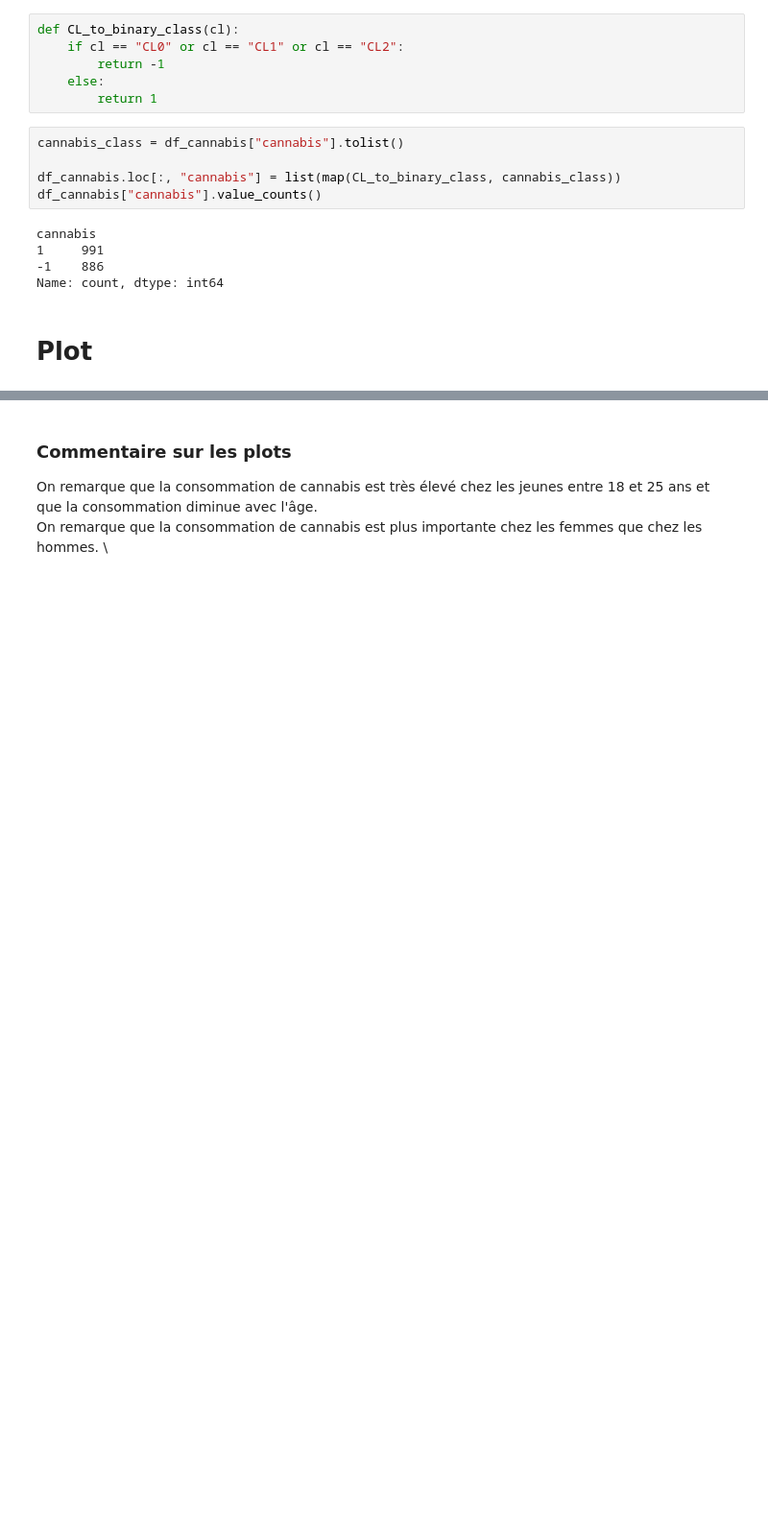
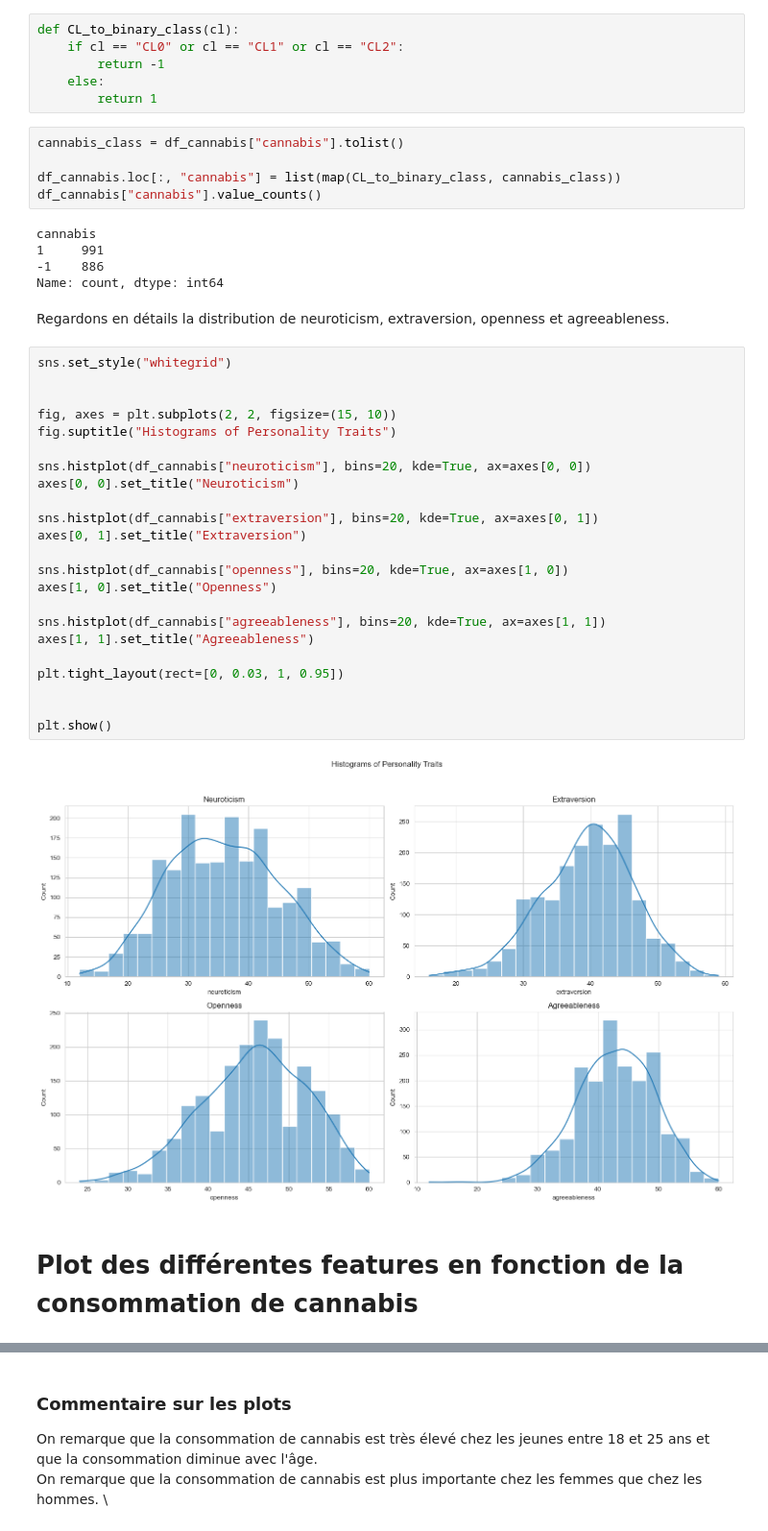
Before and after one commit to BPMazino/drug-consumption, a Jupyter notebook: visualisation_des_donnees.ipynb, the cells around one changed output, grey strips where cells are left out. Shown at 96% size. Drawn from its saved outputs; the diff is of its cells as text; blank space fills up the shorter version.

```diff
--- a/visualisation_des_donnees.ipynb
+++ b/visualisation_des_donnees.ipynb
@@ -419,8 +422,35 @@ cannabis
 1     991
 -1    886
 Name: count, dtype: int64
+# %% [markdown]
+Regardons en détails la distribution de neuroticism, extraversion, openness et agreeableness.
+# %%
+sns.set_style("whitegrid")
+
+
+fig, axes = plt.subplots(2, 2, figsize=(15, 10))
+fig.suptitle("Histograms of Personality Traits")
+
+sns.histplot(df_cannabis["neuroticism"], bins=20, kde=True, ax=axes[0, 0])
+axes[0, 0].set_title("Neuroticism")
+
+sns.histplot(df_cannabis["extraversion"], bins=20, kde=True, ax=axes[0, 1])
+axes[0, 1].set_title("Extraversion")
+
+sns.histplot(df_cannabis["openness"], bins=20, kde=True, ax=axes[1, 0])
+axes[1, 0].set_title("Openness")
+
+sns.histplot(df_cannabis["agreeableness"], bins=20, kde=True, ax=axes[1, 1])
+axes[1, 1].set_title("Agreeableness")
+
+plt.tight_layout(rect=[0, 0.03, 1, 0.95])
+
+
+plt.show()
+# %% [output]
+[figure, added]
 # %% [markdown]
-# Plot
+# Plot des différentes features en fonction de la consommation de cannabis
 # %%
 def prepare_data_for_column(df, column, group_col):
     """
```
Also changed, not shown: parts of 7 cells of this notebook, 1 other file.
